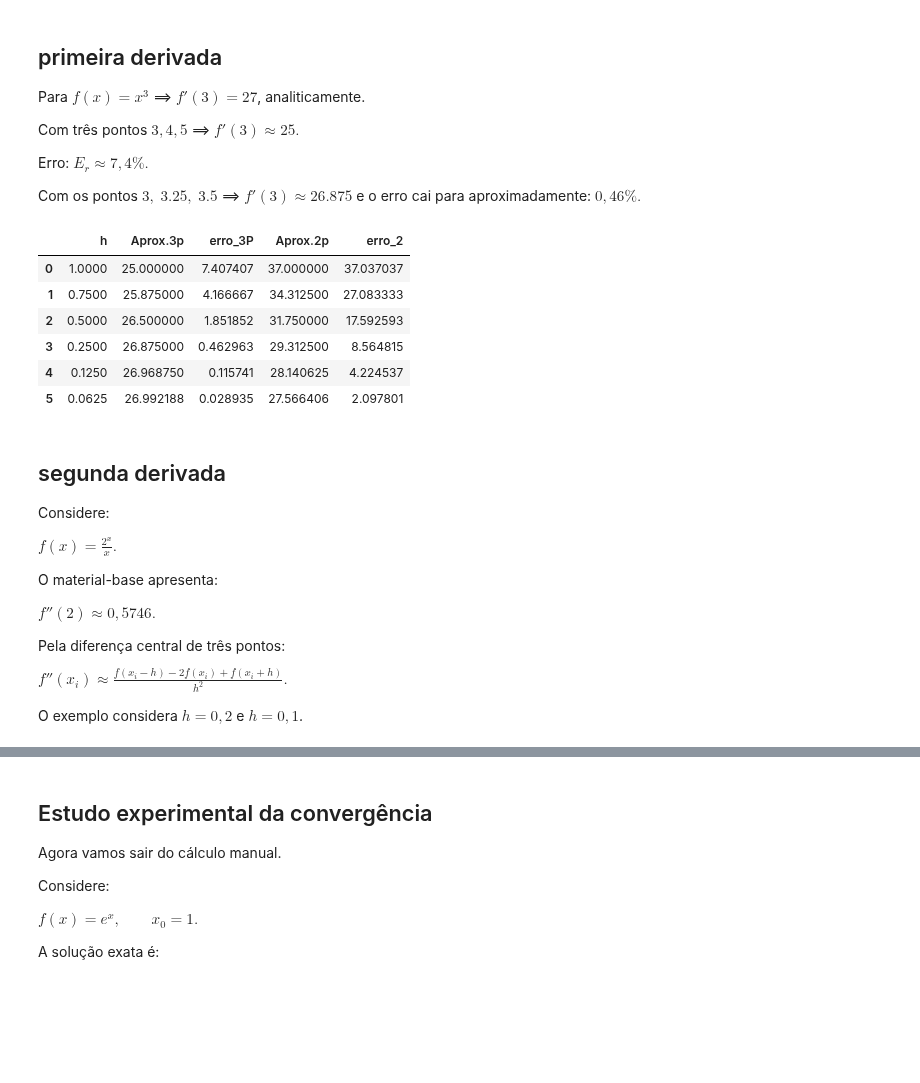
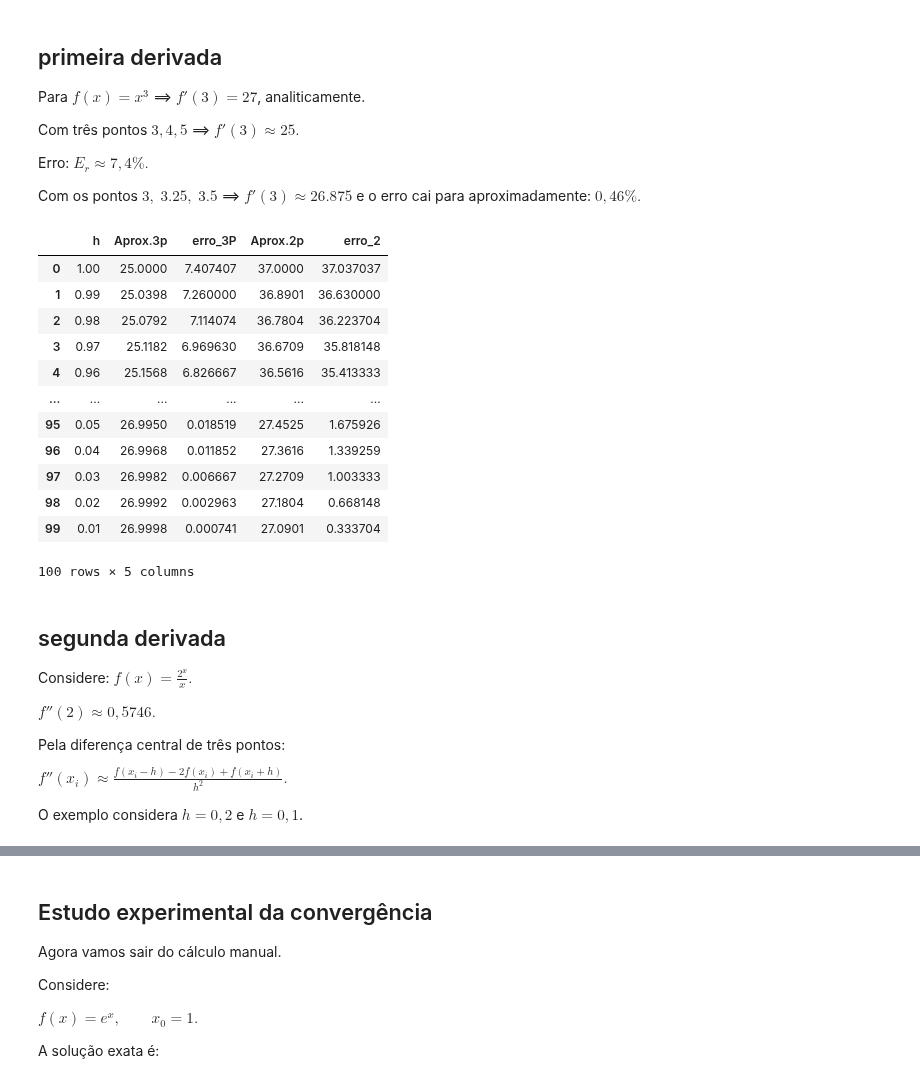
Before and after one commit to JonathaCosta-IA/1-NM_GitHub, a Jupyter notebook: C-NoteBooks/4-MN_Diferenciacao_NumericaV0.ipynb, the cells around one changed output, grey strips where cells are left out. Cells and saved outputs as stored; diff of their text form; code cells hidden in the pictures; blank space fills up the shorter version.

```diff
--- a/C-NoteBooks/4-MN_Diferenciacao_NumericaV0.ipynb
+++ b/C-NoteBooks/4-MN_Diferenciacao_NumericaV0.ipynb
@@ -321,24 +345,0 @@ for h in hs:
-# %%
-# 1.0 Soluçao completa utilizando print convencional
-
-print("\n\nOpção utilizando o print convencional!\n\n")
-print(" h         P         Erro P       R         Erro R       C         Erro C")
-for linha in dados:
-    print(f"{linha[0]:2.4f}  {linha[1]:8.4f}  {linha[2]:9.4f}%  "
-          f"{linha[3]:8.4f}  {linha[4]:9.4f}%  "
-          f"{linha[5]:8.4f}  {linha[6]:9.4f}%")
-
-# Percepção gráfica da distância entre os erros
-h, P, erro_P, R, erro_R, C, erro_C = zip(*dados)
-#Porém, zip() retorna tuplas. Se você quiser listas, use:
-# h, P, erro_P, R, erro_R, C, erro_C = map(list, zip(*dados))
-
-plt.figure(figsize=(5, 3))
-plt.plot(h,P, label="Valor der Progressiva")
-plt.plot(h,R, label="Valor der Progressiva")
-plt.plot(h,C, label="Valor der Progressiva")
-plt.xlabel("h")
-plt.ylabel("Valores")
-plt.grid('on')
-plt.legend()
-plt.show()
@@ -1149,41 +1144,41 @@ Com os pontos $3,\;3.25,\;3.5$ ==> $f'(3)\approx 26.875$ e o erro cai para aprox
 # %%
 def primeira_progressiva_2p(f, x, h):
     ''' Derivada progressiva com 2 pontos'''
     return (f(x+h)-f(x))/h
 
 
 def primeira_progressiva_3p(f, x, h):
     ''' Derivada progressiva com 3 pontos'''
     return (-3*f(x)+4*f(x+h)-f(x+2*h))/(2*h)
 
 lista_valores=[]
 
-for h in [1.0, 0.75, 0.5, 0.25, 0.125, 0.0625]:
+for h in np.arange(1,0,-0.01):
     valor3 = primeira_progressiva_3p(f, 3.0, h)
     valor2 = primeira_progressiva_2p(f, 3.0, h)
     lista_valores.append([h,valor3,erro_percentual(valor3,27),valor2,erro_percentual(valor2,27), ])
 
 df = pd.DataFrame(lista_valores)
 df.columns = ["h", "Aprox.3p", "erro_3P","Aprox.2p", "erro_2",]
 df
 # %% [output]
 |  | h | Aprox.3p | erro_3P | Aprox.2p | erro_2 |
-| 0 | 1.0000 | 25.000000 | 7.407407 | 37.000000 | 37.037037 |
-| 1 | 0.7500 | 25.875000 | 4.166667 | 34.312500 | 27.083333 |
-| 2 | 0.5000 | 26.500000 | 1.851852 | 31.750000 | 17.592593 |
-| 3 | 0.2500 | 26.875000 | 0.462963 | 29.312500 | 8.564815 |
-| 4 | 0.1250 | 26.968750 | 0.115741 | 28.140625 | 4.224537 |
-| 5 | 0.0625 | 26.992188 | 0.028935 | 27.566406 | 2.097801 |
+| 0 | 1.00 | 25.0000 | 7.407407 | 37.0000 | 37.037037 |
+| 1 | 0.99 | 25.0398 | 7.260000 | 36.8901 | 36.630000 |
+| 2 | 0.98 | 25.0792 | 7.114074 | 36.7804 | 36.223704 |
+| 3 | 0.97 | 25.1182 | 6.969630 | 36.6709 | 35.818148 |
+| 4 | 0.96 | 25.1568 | 6.826667 | 36.5616 | 35.413333 |
+| ... | ... | ... | ... | ... | ... |
+| 95 | 0.05 | 26.9950 | 0.018519 | 27.4525 | 1.675926 |
+| 96 | 0.04 | 26.9968 | 0.011852 | 27.3616 | 1.339259 |
+| 97 | 0.03 | 26.9982 | 0.006667 | 27.2709 | 1.003333 |
+| 98 | 0.02 | 26.9992 | 0.002963 | 27.1804 | 0.668148 |
+| 99 | 0.01 | 26.9998 | 0.000741 | 27.0901 | 0.333704 |
+100 rows × 5 columns
 # %% [markdown]
 ## segunda derivada
 
-Considere:
-
-$
-f(x)=\frac{2^x}{x}.
-$
-
-O material-base apresenta:
+Considere: $f(x)=\frac{2^x}{x}.$
 
 $
 f''(2)\approx0,5746.
```
Also changed, not shown: parts of 34 cells of this notebook.
